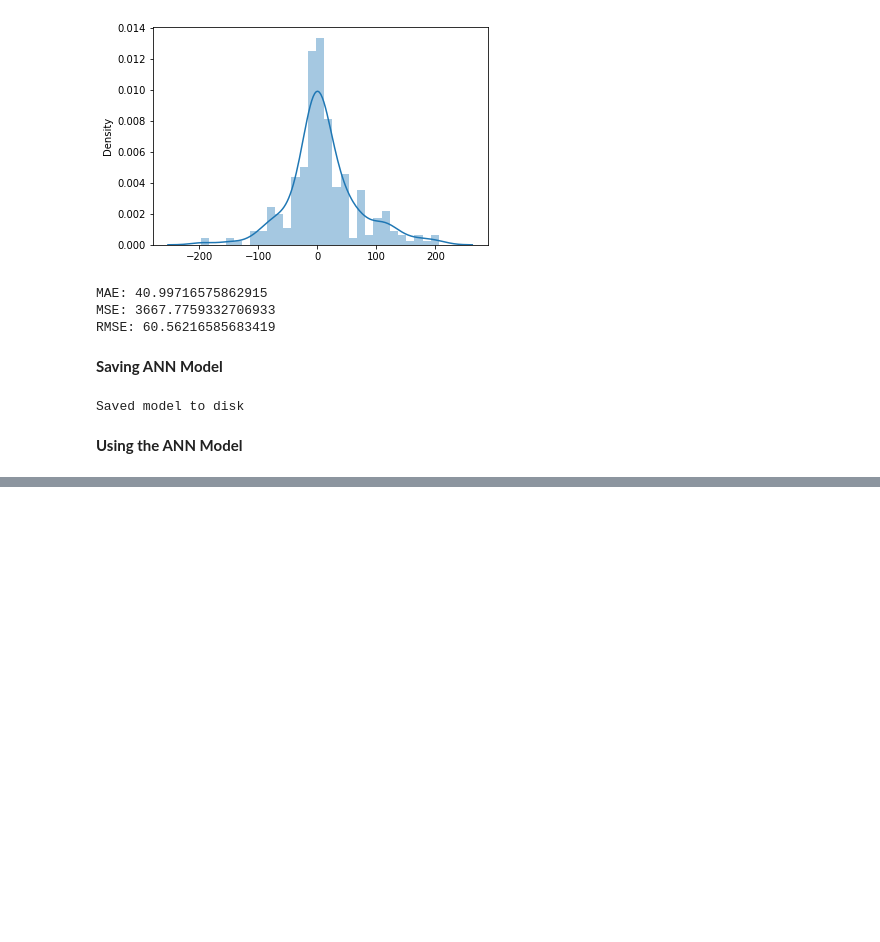
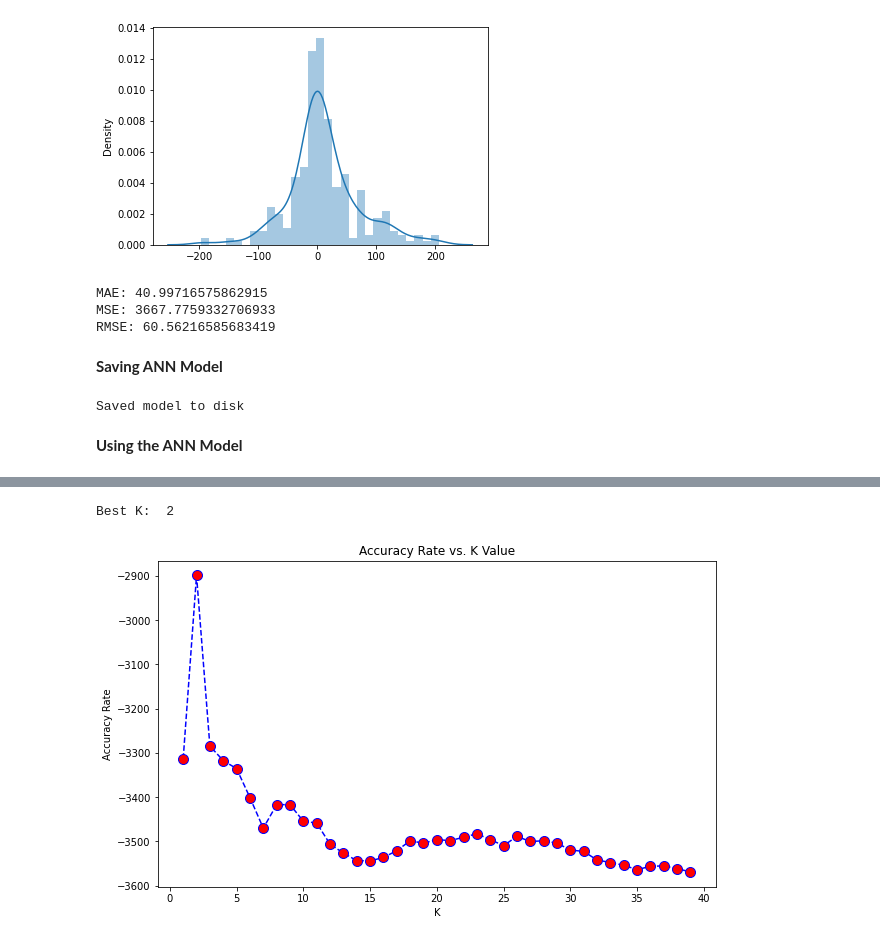
Before and after one commit to ravikant436/Air-Quality-prediction, a Jupyter notebook: Air_quality_prediction.ipynb, the cells around one changed output, grey strips where cells are left out. Cells and saved outputs as stored; diff of their text form; code cells hidden in the pictures; blank space fills up the shorter version.

```diff
--- a/Air_quality_prediction.ipynb
+++ b/Air_quality_prediction.ipynb
@@ -581,0 +623,19 @@ Saved model to disk
+# %%
+accuracy_rate = []
+for i in range(1, 40):
+  knn = KNeighborsRegressor(n_neighbors= i)
+  score = cross_val_score(knn, X, y, cv=10, scoring='neg_mean_squared_error')
+  accuracy_rate.append(score.mean())
+# %%
+plt.figure(figsize=(10,6))
+plt.plot(range(1,40),accuracy_rate,color='blue', linestyle='dashed', marker='o',
+         markerfacecolor='red', markersize=10)
+#plt.plot(range(1,40),accuracy_rate,color='blue', linestyle='dashed', marker='o',
+ #        markerfacecolor='red', markersize=10)
+plt.title('Accuracy Rate vs. K Value')
+plt.xlabel('K')
+plt.ylabel('Accuracy Rate')
+print("Best K: ", accuracy_rate.index(max(accuracy_rate)) + 1)
+# %% [output]
+Best K:  2
+[figure, added]
```
Also changed, not shown: parts of 13 cells of this notebook.
